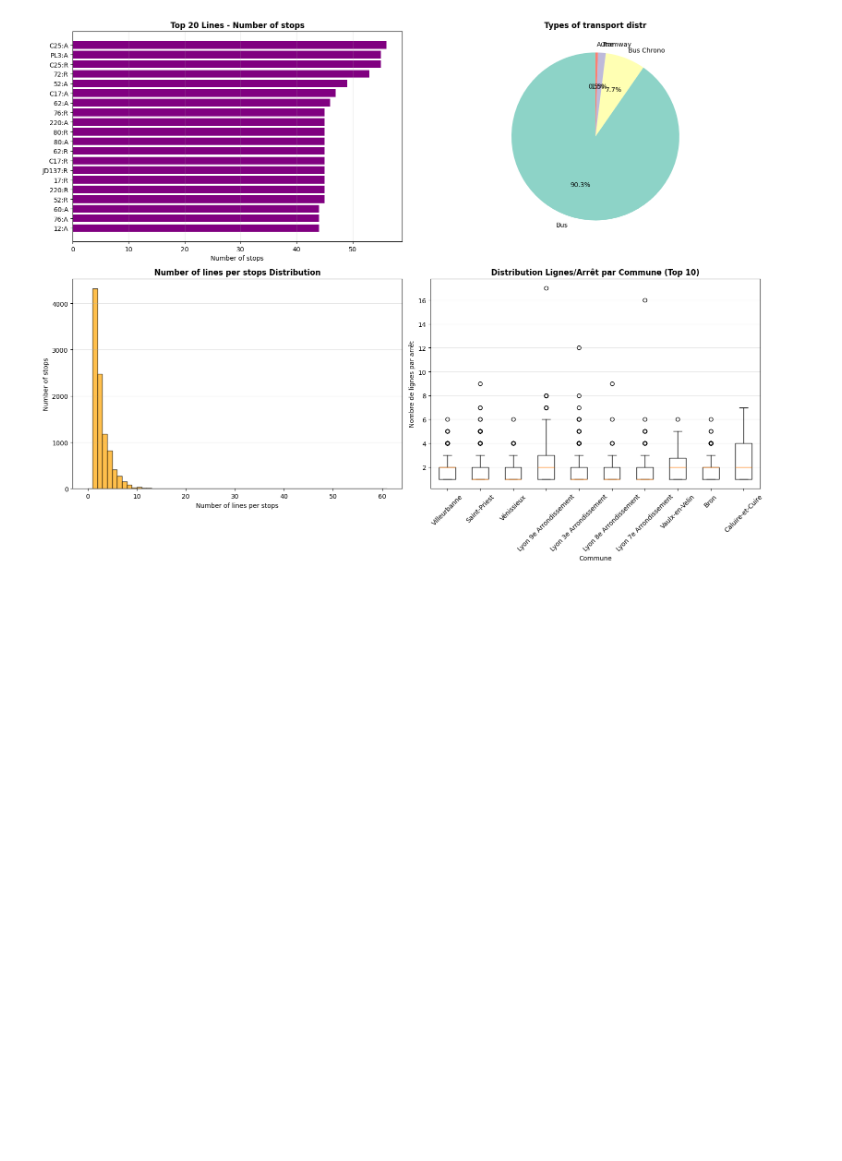
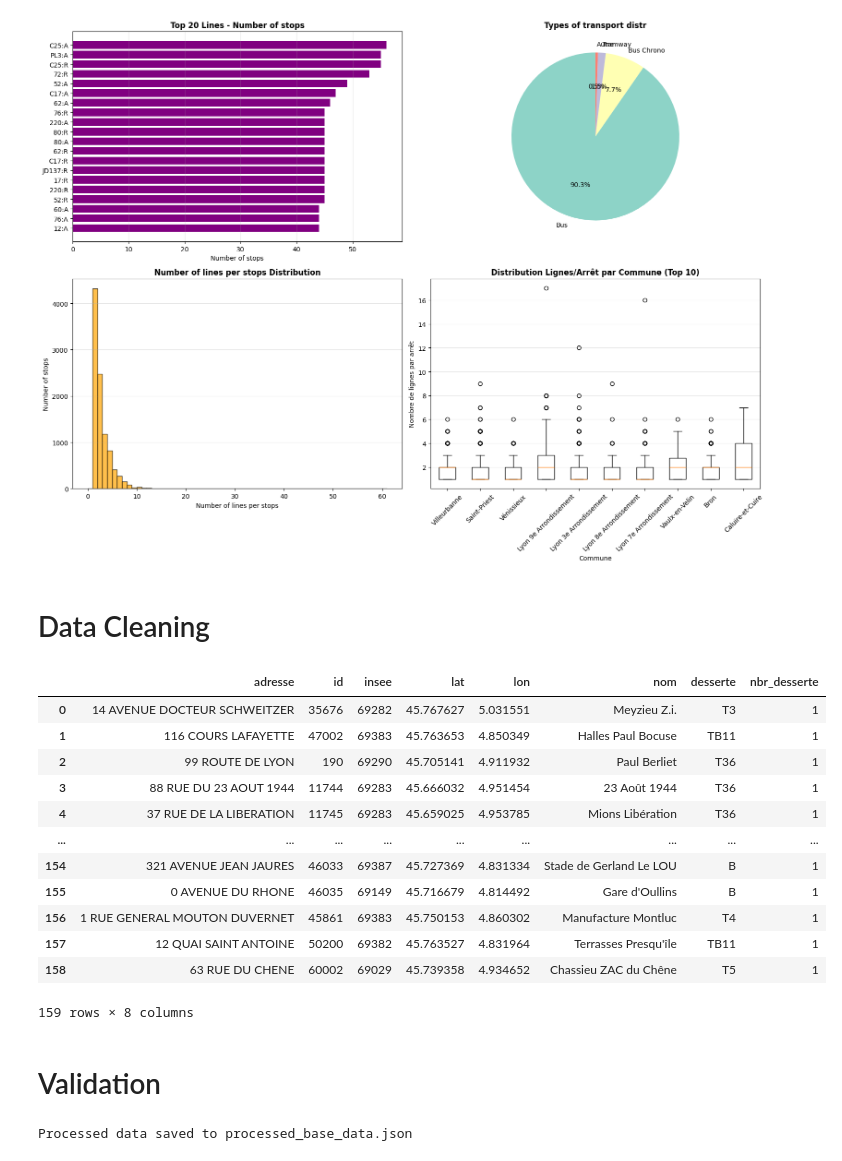
Before and after one commit to hamzaae/tcl_network, a Jupyter notebook: notebooks/01_data_exploration.ipynb, the cells around one changed output. Drawn from its saved outputs; the diff is of its cells as text; code cells hidden in the pictures; blank space fills up the shorter version.

Commit message:
Data Exploration v2

```diff
--- a/notebooks/01_data_exploration.ipynb
+++ b/notebooks/01_data_exploration.ipynb
@@ -707,3 +719,5 @@ Tramway         346
 Autre           114
 Name: count, dtype: int64
 [figure]
+# %% [markdown]
+# Data Cleaning
@@ -709,0 +777,29 @@ Name: count, dtype: int64
+# %%
+# Base DF to work on : base columns and zone 1 and base transports only
+
+# raws drop
+df_base = df_raw[df_raw['zone'] == '1']
+
+# cols drop
+drop_cols = ['ascenseur', 'escalator', 'gid', 'commune', 'last_update', 'last_update_fme', 'pmr', 'localise_face_a_adresse', 'zone']
+df_base.drop(columns=drop_cols, inplace=True)
+
+# Desserte Clean
+df_base = clean_and_group_desserte(df_base)
+df_base['nbr_desserte'] = df_base['desserte'].apply(lambda x: len(x.split()))
+
+df_base
+# %% [output]
+|  | adresse | id | insee | lat | lon | nom | desserte | nbr_desserte |
+| 0 | 14 AVENUE DOCTEUR SCHWEITZER | 35676 | 69282 | 45.767627 | 5.031551 | Meyzieu Z.i. | T3 | 1 |
+| 1 | 116 COURS LAFAYETTE | 47002 | 69383 | 45.763653 | 4.850349 | Halles Paul Bocuse | TB11 | 1 |
+| 2 | 99 ROUTE DE LYON | 190 | 69290 | 45.705141 | 4.911932 | Paul Berliet | T36 | 1 |
+| 3 | 88 RUE DU 23 AOUT 1944 | 11744 | 69283 | 45.666032 | 4.951454 | 23 Août 1944 | T36 | 1 |
+| 4 | 37 RUE DE LA LIBERATION | 11745 | 69283 | 45.659025 | 4.953785 | Mions Libération | T36 | 1 |
+| ... | ... | ... | ... | ... | ... | ... | ... | ... |
+| 154 | 321 AVENUE JEAN JAURES | 46033 | 69387 | 45.727369 | 4.831334 | Stade de Gerland Le LOU | B | 1 |
+| 155 | 0 AVENUE DU RHONE | 46035 | 69149 | 45.716679 | 4.814492 | Gare d'Oullins | B | 1 |
+| 156 | 1 RUE GENERAL MOUTON DUVERNET | 45861 | 69383 | 45.750153 | 4.860302 | Manufacture Montluc | T4 | 1 |
+| 157 | 12 QUAI SAINT ANTOINE | 50200 | 69382 | 45.763527 | 4.831964 | Terrasses Presqu'île | TB11 | 1 |
+| 158 | 63 RUE DU CHENE | 60002 | 69029 | 45.739358 | 4.934652 | Chassieu ZAC du Chêne | T5 | 1 |
+159 rows × 8 columns
@@ -709,0 +811,7 @@ Name: count, dtype: int64
+# %% [markdown]
+# Validation
+# %%
+df_base.to_json('processed_base_data.json', orient='records', indent=2)
+print("Processed data saved to processed_base_data.json")
+# %% [output]
+Processed data saved to processed_base_data.json
```
Also changed, not shown: parts of 6 cells of this notebook, 1 other file.
